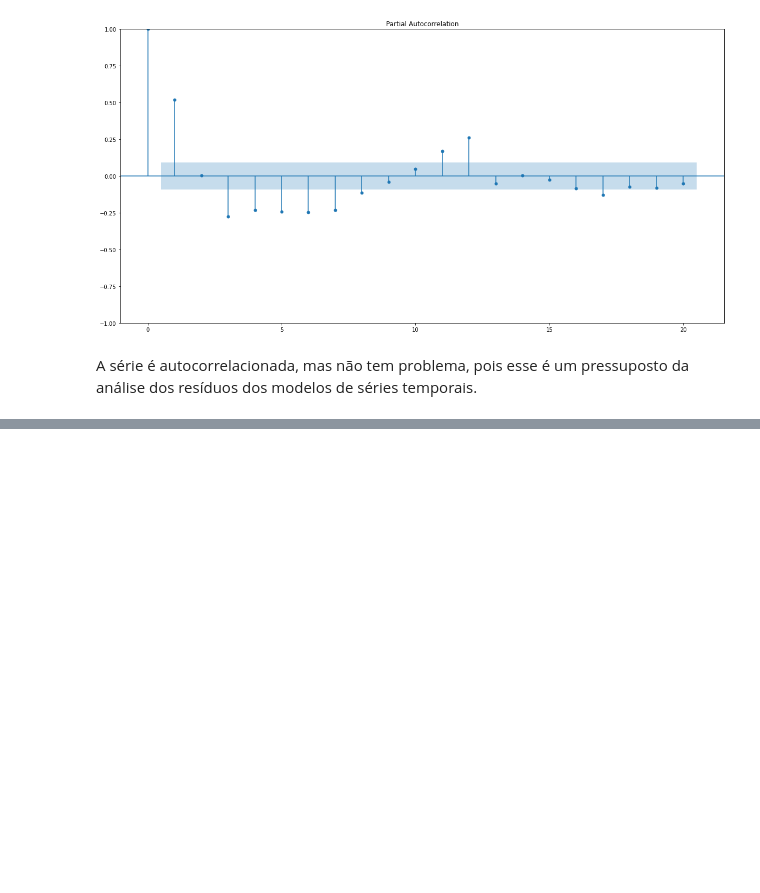
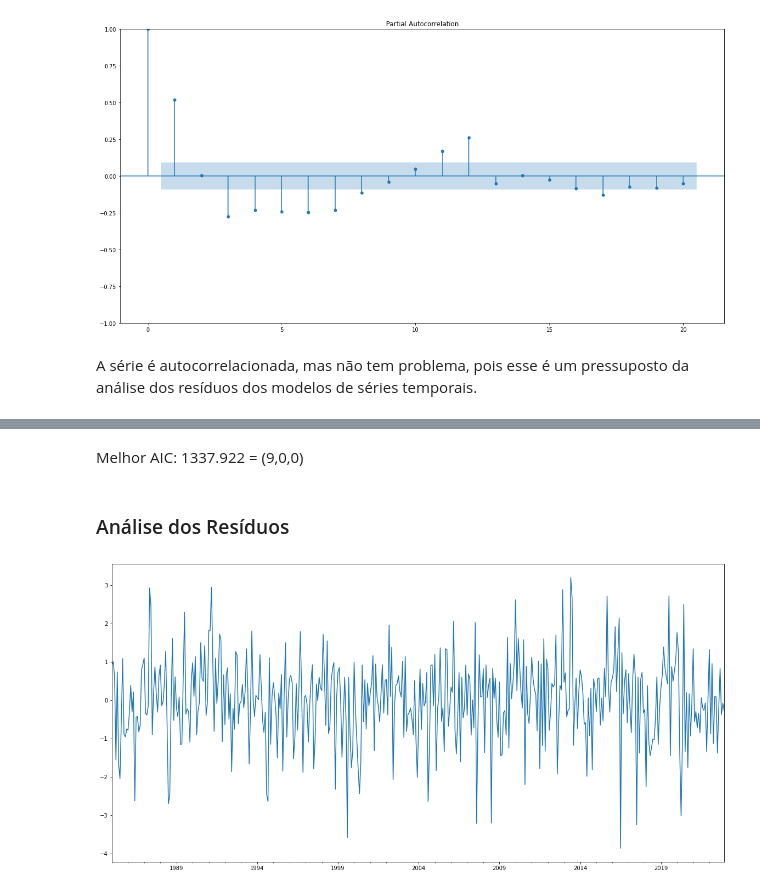
Before and after one commit to maria-raquel/series_temporais, a Jupyter notebook: ESSE.ipynb, the cells around one changed output, grey strips where cells are left out. Cells and saved outputs as stored; diff of their text form; code cells hidden in the pictures; blank space fills up the shorter version.

Commit message:
até autocorrelação do resíduo

```diff
--- a/ESSE.ipynb
+++ b/ESSE.ipynb
@@ -286,0 +290,4 @@ A série é autocorrelacionada, mas não tem problema, pois esse é um pressupos
+# %%
+modelo_ar = ARIMA(serie_cube, order = (9,0,0))
+resultado = modelo_ar.fit()
+print(resultado.summary())
@@ -286,0 +317,9 @@ A série é autocorrelacionada, mas não tem problema, pois esse é um pressupos
+# %% [markdown]
+Melhor AIC: 1337.922 = (9,0,0)
+# %% [markdown]
+### Análise dos Resíduos
+# %%
+residuos = resultado.resid
+residuos.plot();
+# %% [output]
+[figure, added]
```
Also changed, not shown: parts of 14 cells of this notebook.
